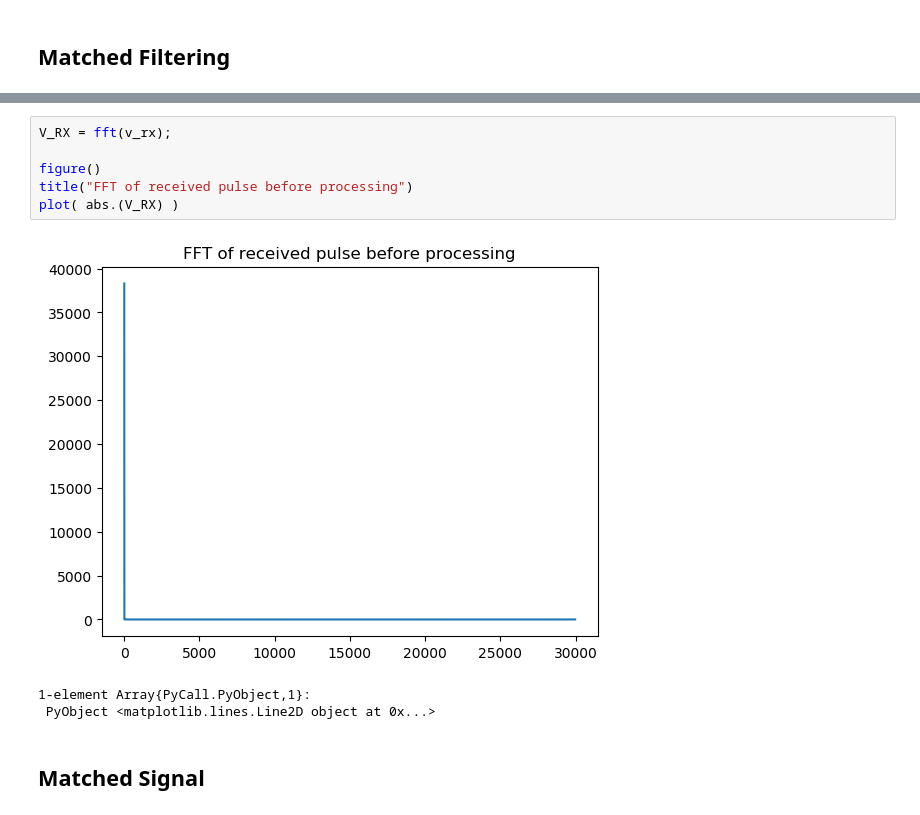
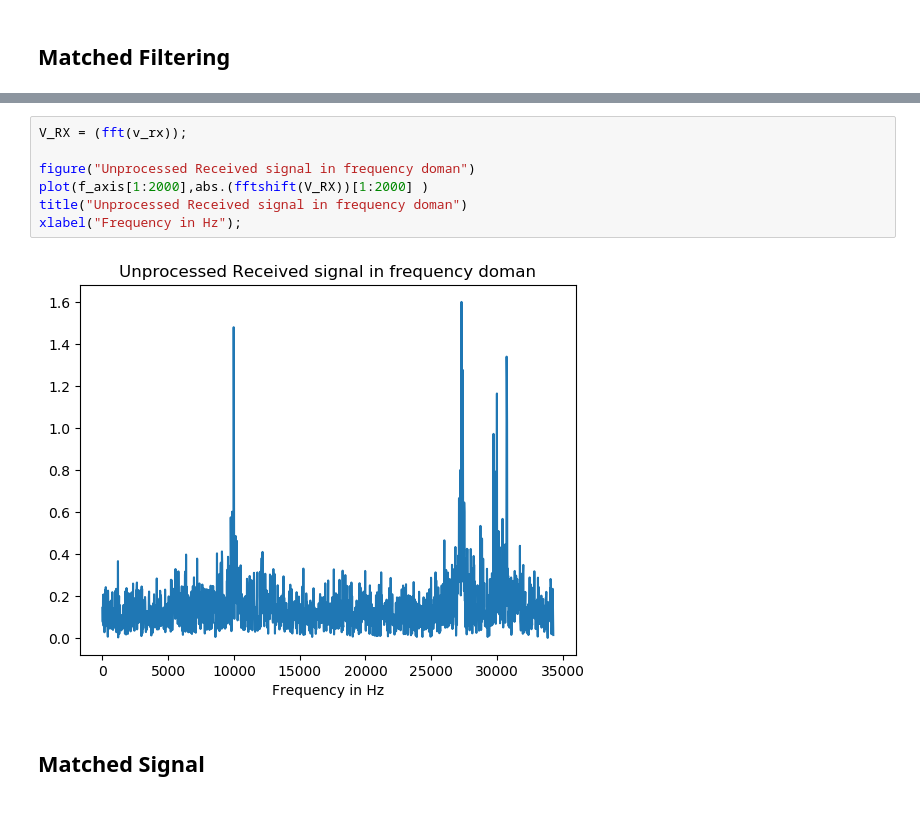
Before and after one commit to Niceta-Nduku/Sonar-Design-Project, a Jupyter notebook: Receive Processing.ipynb, the cells around one changed output, grey strips where cells are left out. Drawn from its saved outputs; the diff is of its cells as text.

```diff
--- a/Receive Processing.ipynb
+++ b/Receive Processing.ipynb
@@ -197,15 +201,14 @@ plot(v_rx) # Basic plot, axis labeled in samples
 1-element Array{PyCall.PyObject,1}:
  PyObject <matplotlib.lines.Line2D object at 0x...>
-# %%
-V_RX = fft(v_rx);
-
-figure()
-title("FFT of received pulse before processing")
-plot( abs.(V_RX) )
-# %% [output]
-[figure, removed]
-1-element Array{PyCall.PyObject,1}:
- PyObject <matplotlib.lines.Line2D object at 0x...>
+# %%
+V_RX = (fft(v_rx));
+
+figure("Unprocessed Received signal in frequency doman")
+plot(f_axis[1:2000],abs.(fftshift(V_RX))[1:2000] )
+title("Unprocessed Received signal in frequency doman")
+xlabel("Frequency in Hz");
+# %% [output]
+[figure, added]
 # %% [markdown]
 ## Matched Signal
 # %%
```
Also changed, not shown: parts of 17 cells of this notebook.
